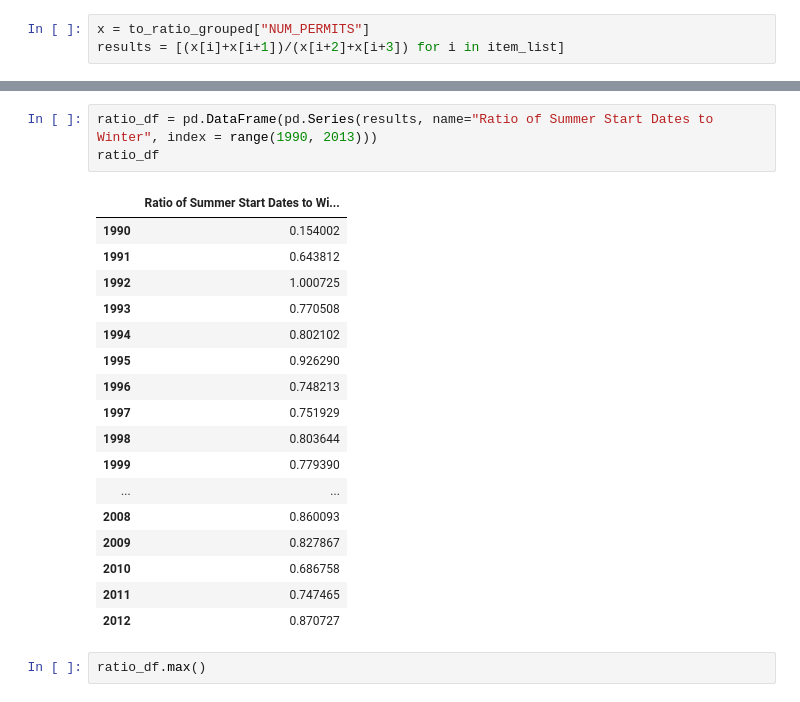
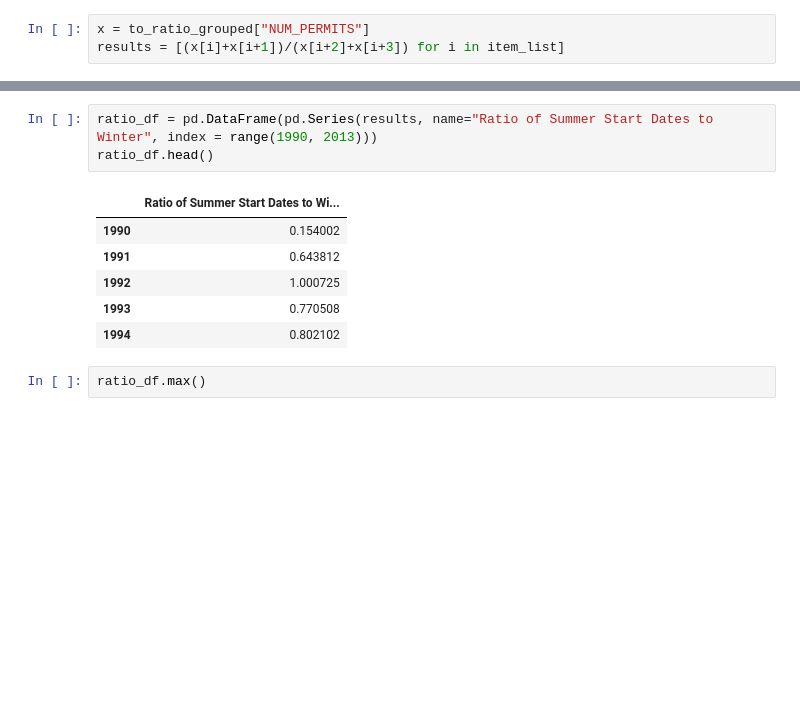
Before and after one commit to dray89/SQL, a Jupyter notebook: Proj_DataAnalysis_In_SQLlite.ipynb, the cells around one changed output, grey strips where cells are left out. Drawn from its saved outputs; the diff is of its cells as text; blank space fills up the shorter version.

```diff
--- a/Proj_DataAnalysis_In_SQLlite.ipynb
+++ b/Proj_DataAnalysis_In_SQLlite.ipynb
@@ -441,24 +351,13 @@ to_ratio_grouped
 # %%
 ratio_df = pd.DataFrame(pd.Series(results, name="Ratio of Summer Start Dates to Winter", index = range(1990, 2013)))
-ratio_df
+ratio_df.head()
 # %% [output]
 |  | Ratio of Summer Start Dates to Wi... |
 | 1990 | 0.154002 |
 | 1991 | 0.643812 |
 | 1992 | 1.000725 |
 | 1993 | 0.770508 |
 | 1994 | 0.802102 |
-| 1995 | 0.926290 |
-| 1996 | 0.748213 |
-| 1997 | 0.751929 |
-| 1998 | 0.803644 |
-| 1999 | 0.779390 |
-| ... | ... |
-| 2008 | 0.860093 |
-| 2009 | 0.827867 |
-| 2010 | 0.686758 |
-| 2011 | 0.747465 |
-| 2012 | 0.870727 |
 # %%
 ratio_df.max()
 # %% [output]
```
Also changed, not shown: parts of 11 cells of this notebook.
